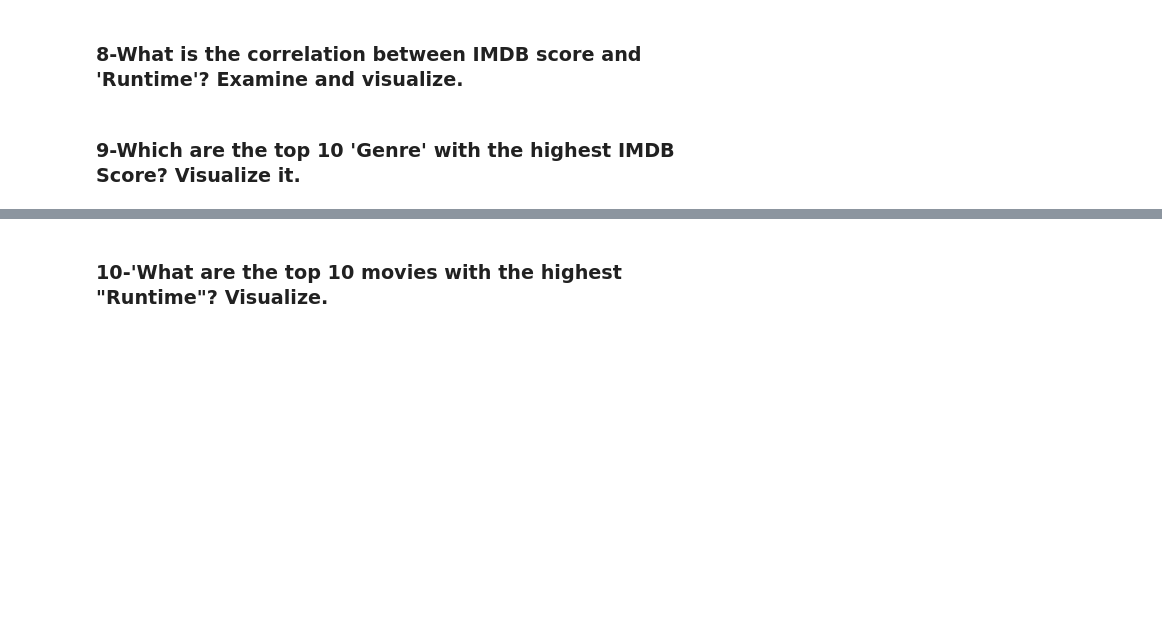
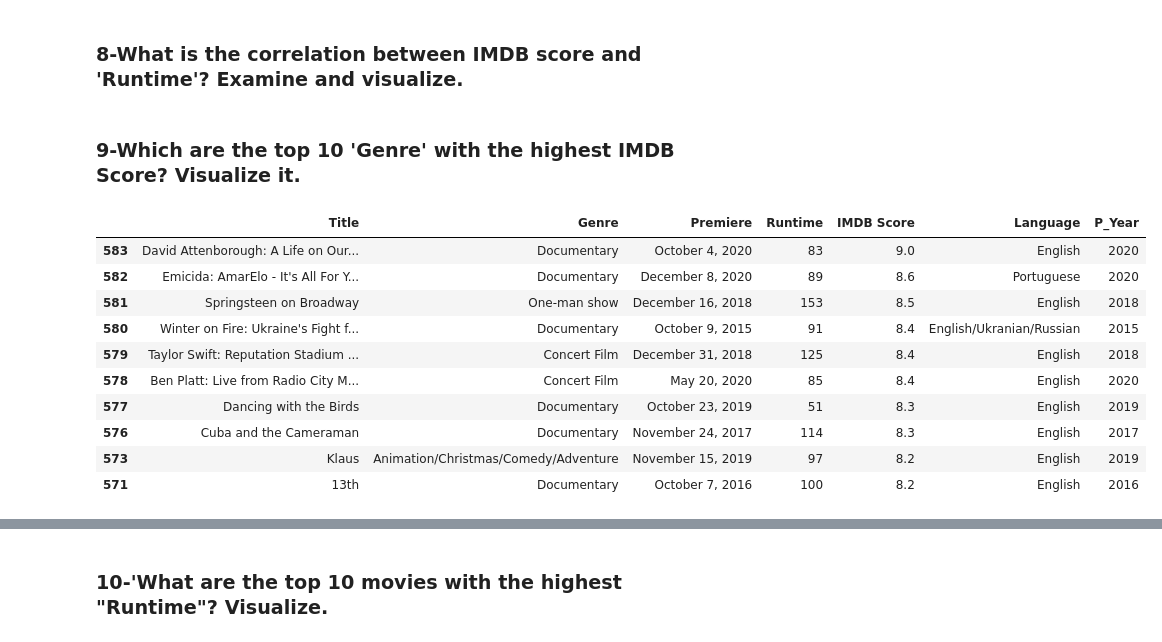
Before and after one commit to uftadeerolcay/GlobalAI_projects, a Jupyter notebook: netflix_original_films_imdb_scores.ipynb, the cells around one changed output, grey strips where cells are left out. Drawn from its saved outputs; the diff is of its cells as text; code cells hidden in the pictures; blank space fills up the shorter version.

```diff
--- a/netflix_original_films_imdb_scores.ipynb
+++ b/netflix_original_films_imdb_scores.ipynb
@@ -26,2 +39,17 @@ df = pd.read_csv(file,encoding='ISO-8859-1')
 # %% [markdown]
 ### 9-Which are the top 10 'Genre' with the highest IMDB Score? Visualize it.
+# %%
+highest_imdb = df.sort_values("IMDB Score", ascending=False).head(10)
+highest_imdb
+# %% [output]
+|  | Title | Genre | Premiere | Runtime | IMDB Score | Language | P_Year |
+| 583 | David Attenborough: A Life on Our... | Documentary | October 4, 2020 | 83 | 9.0 | English | 2020 |
+| 582 | Emicida: AmarElo - It's All For Y... | Documentary | December 8, 2020 | 89 | 8.6 | Portuguese | 2020 |
+| 581 | Springsteen on Broadway | One-man show | December 16, 2018 | 153 | 8.5 | English | 2018 |
+| 580 | Winter on Fire: Ukraine's Fight f... | Documentary | October 9, 2015 | 91 | 8.4 | English/Ukranian/Russian | 2015 |
+| 579 | Taylor Swift: Reputation Stadium ... | Concert Film | December 31, 2018 | 125 | 8.4 | English | 2018 |
+| 578 | Ben Platt: Live from Radio City M... | Concert Film | May 20, 2020 | 85 | 8.4 | English | 2020 |
+| 577 | Dancing with the Birds | Documentary | October 23, 2019 | 51 | 8.3 | English | 2019 |
+| 576 | Cuba and the Cameraman | Documentary | November 24, 2017 | 114 | 8.3 | English | 2017 |
+| 573 | Klaus | Animation/Christmas/Comedy/Adventure | November 15, 2019 | 97 | 8.2 | English | 2019 |
+| 571 | 13th | Documentary | October 7, 2016 | 100 | 8.2 | English | 2016 |
```
Also changed, not shown: parts of 7 cells of this notebook.
